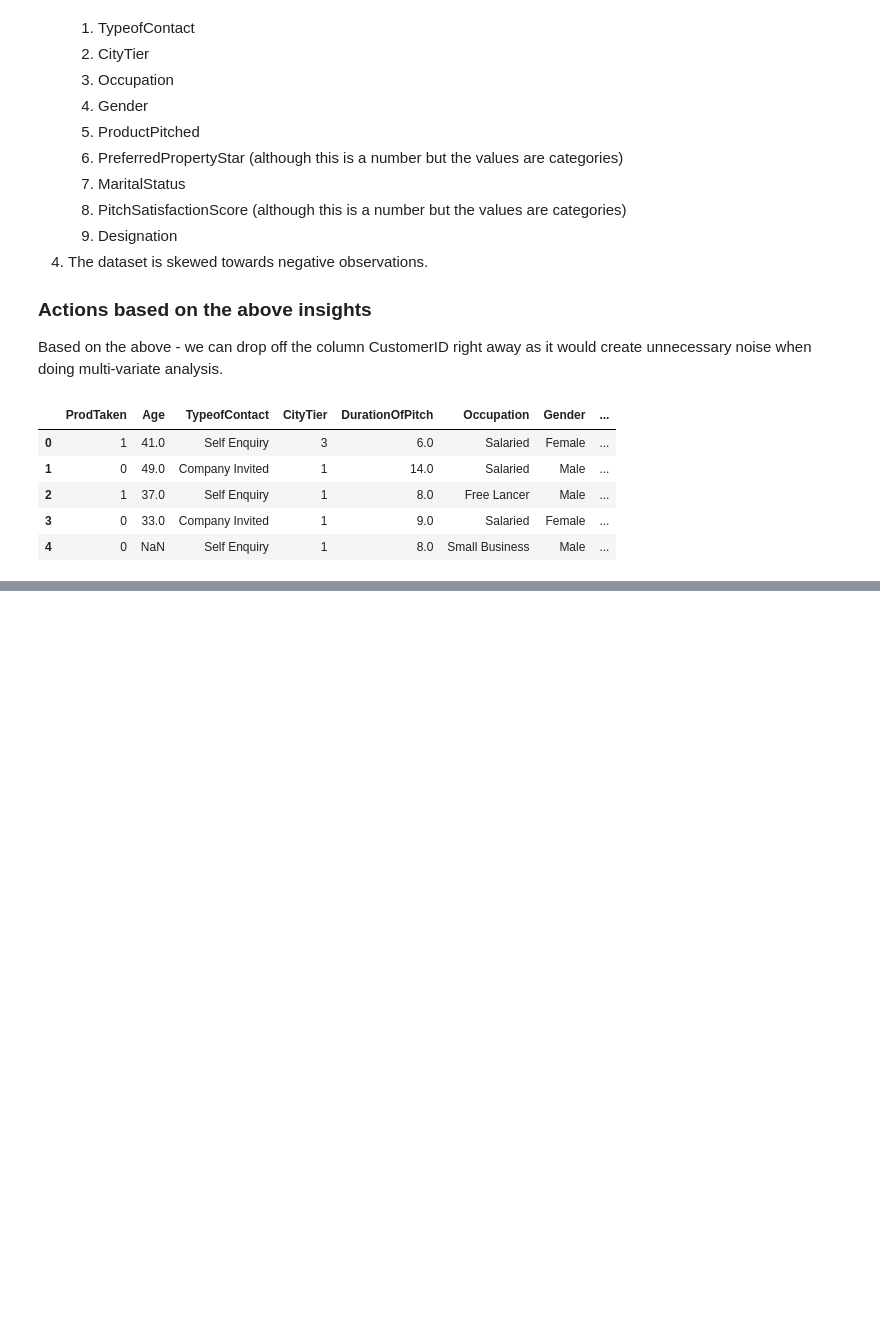
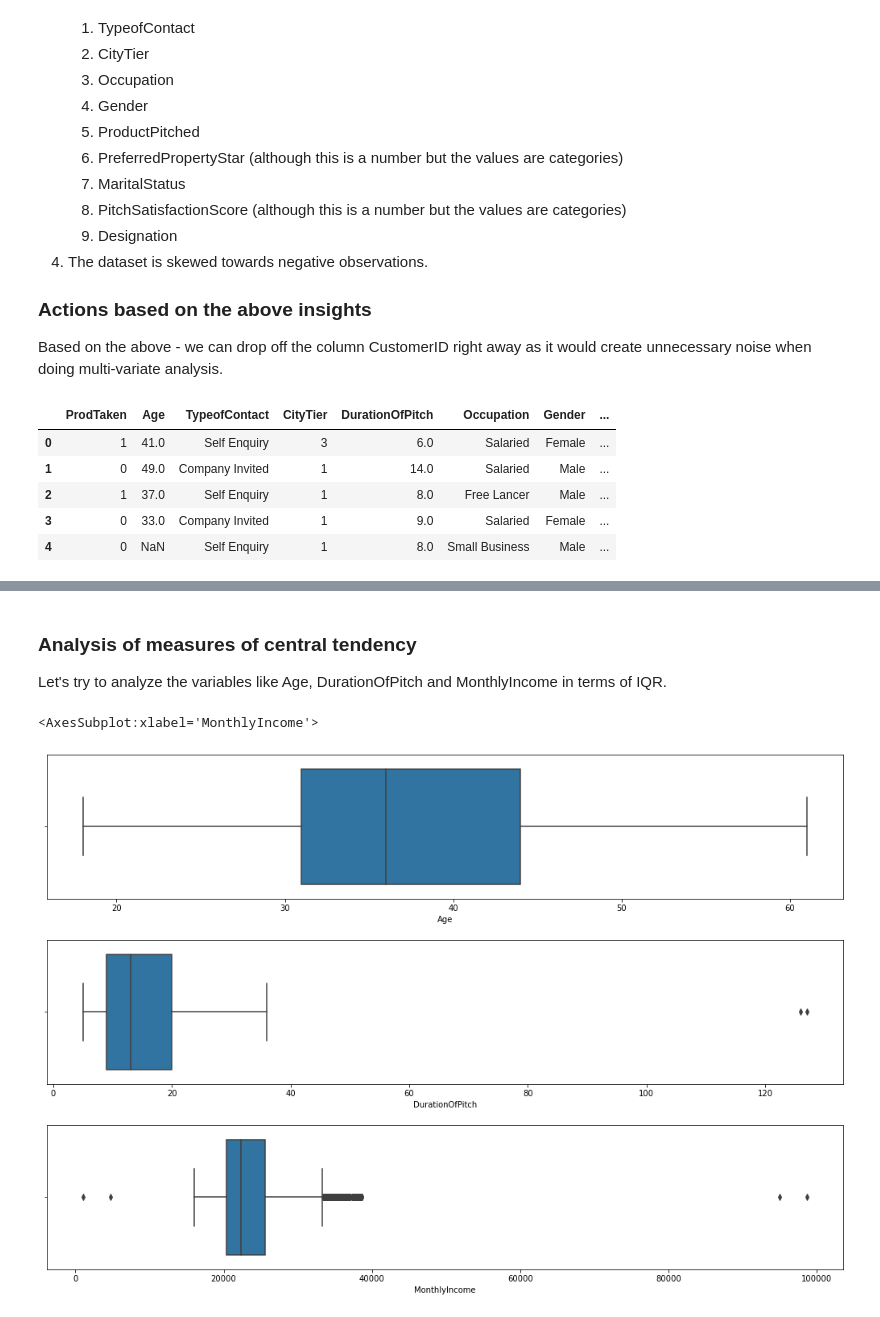
Before and after one commit to pradeep-pioneer/gl-pgp-aiml-uta-intl-dec20-pradeep-pioneer, a Jupyter notebook: 06-ensemble-techniques/assignments/02-et-travel-package-purchase-prediction.ipynb, the cells around one changed output, grey strips where cells are left out. Cells and saved outputs as stored; diff of their text form; code cells hidden in the pictures; blank space fills up the shorter version.

```diff
--- a/06-ensemble-techniques/assignments/02-et-travel-package-purchase-prediction.ipynb
+++ b/06-ensemble-techniques/assignments/02-et-travel-package-purchase-prediction.ipynb
@@ -281,0 +457,13 @@ customer_travel_package_data.head()
+# %% [markdown]
+### Analysis of measures of central tendency
+
+Let's try to analyze the variables like Age, DurationOfPitch and MonthlyIncome in terms of IQR.
+# %%
+fig, axes = plt.subplots(3, 1, figsize=(15, 10), sharex=False, sharey=False)
+fig.tight_layout(pad=3.0)
+sns.boxplot(data=customer_travel_package_data,x='Age',ax=axes[0])
+sns.boxplot(data=customer_travel_package_data,x='DurationOfPitch',ax=axes[1])
+sns.boxplot(data=customer_travel_package_data,x='MonthlyIncome',ax=axes[2])
+# %% [output]
+<AxesSubplot:xlabel='MonthlyIncome'>
+[figure, added]
```
Also changed, not shown: parts of 77 cells of this notebook, 3 other files.
